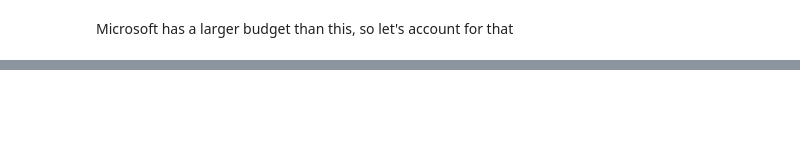
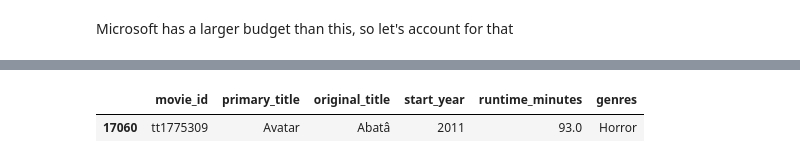
Before and after one commit to DanlBradley/dsc-phase-1-project-v2-3, a Jupyter notebook: alex.ipynb, the cells around one changed output, grey strips where cells are left out. Drawn from its saved outputs; the diff is of its cells as text; code cells hidden in the pictures; blank space fills up the shorter version.

```diff
--- a/alex.ipynb
+++ b/alex.ipynb
@@ -330,0 +335,5 @@ imdb_movie_basics_df.head()
+# %%
+imdb_movie_basics_df.loc[imdb_movie_basics_df['primary_title'] == 'Avatar']
+# %% [output]
+|  | movie_id | primary_title | original_title | start_year | runtime_minutes | genres |
+| 17060 | tt1775309 | Avatar | Abatâ | 2011 | 93.0 | Horror |
```
Also changed, not shown: parts of 20 cells of this notebook, 1 other file.
